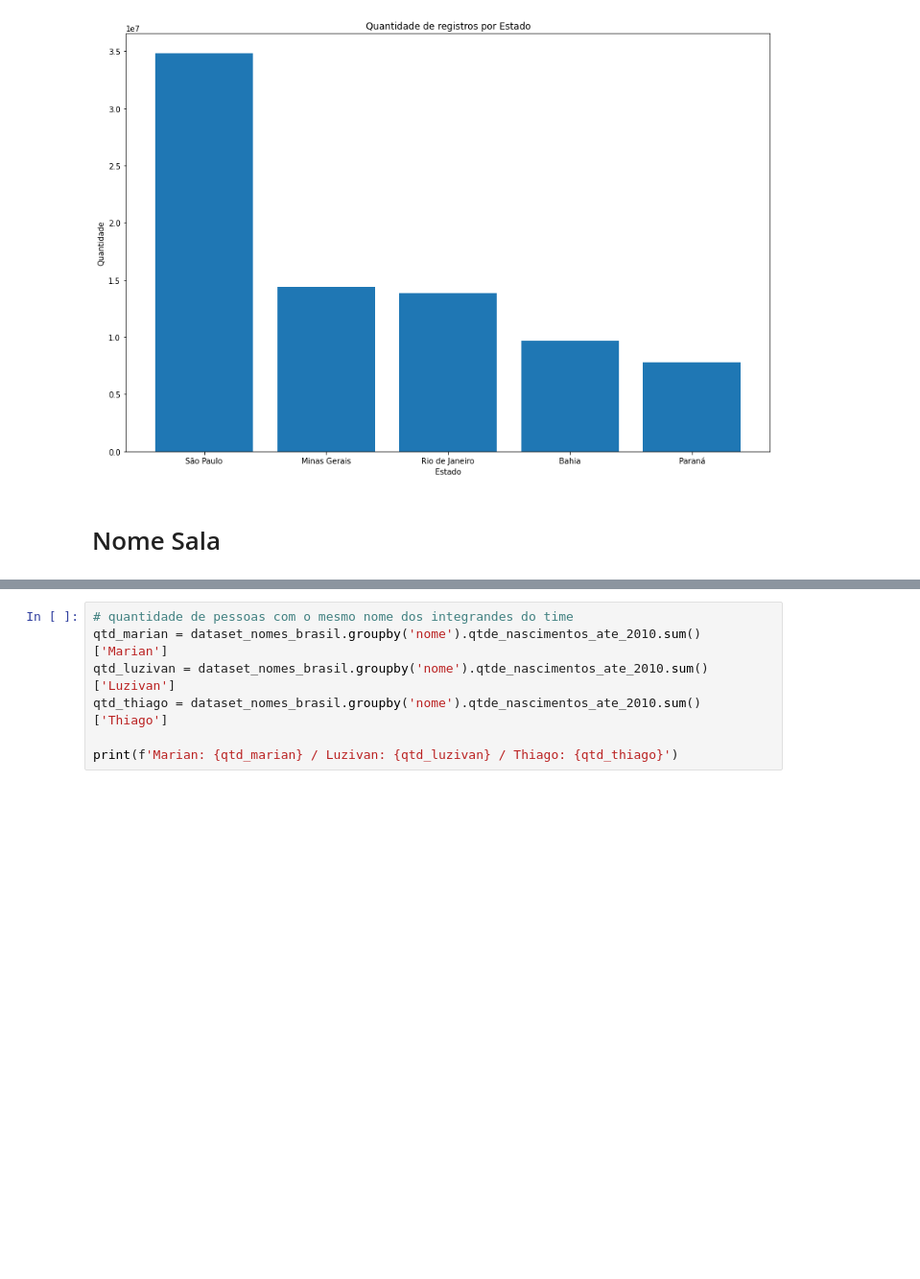
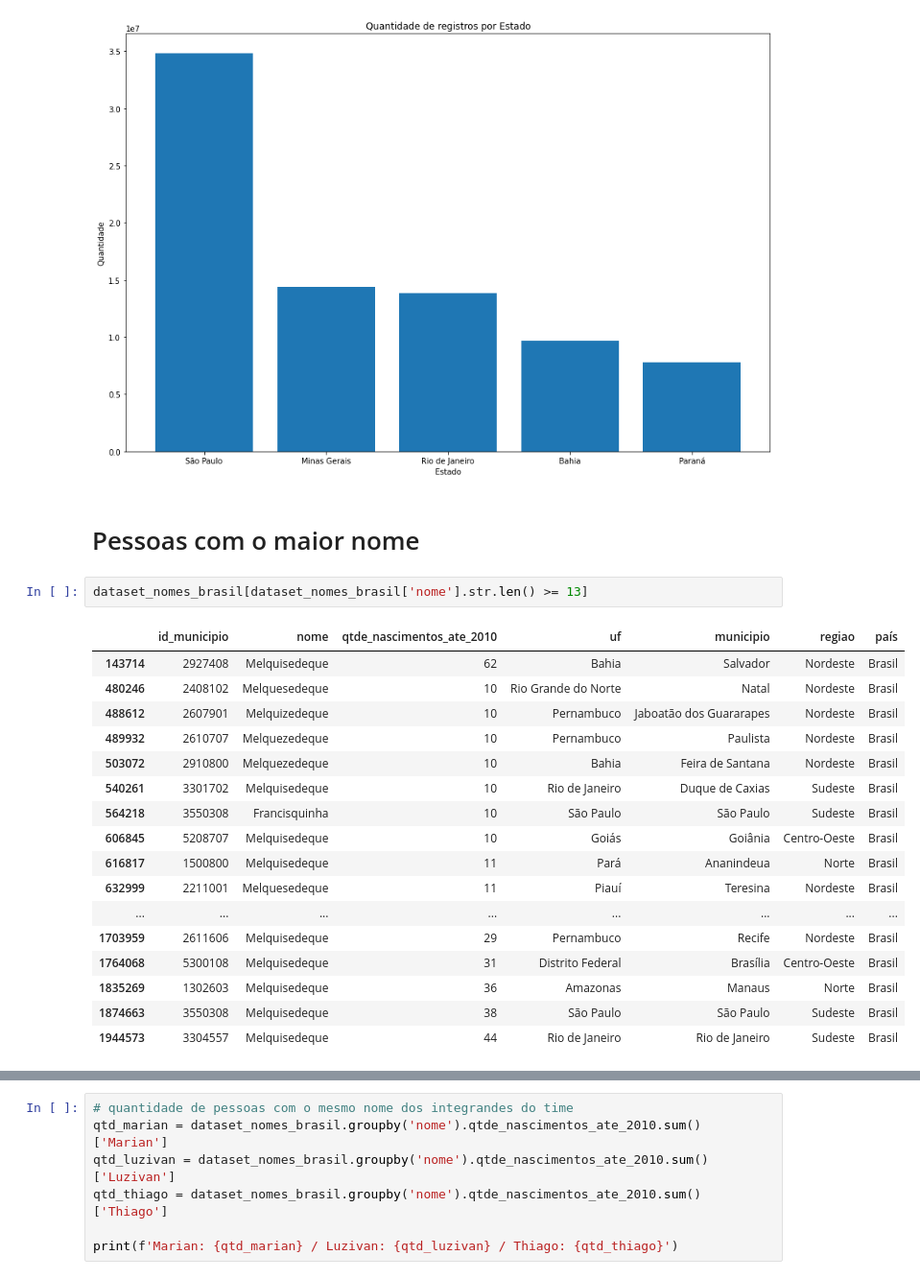
Before and after one commit to tsffarias/ibge-nomes-brasil, a Jupyter notebook: Projeto_Módulo_4.ipynb, the cells around one changed output, grey strips where cells are left out. Shown at 96% size. Saved outputs shown, nothing was run; the diff lists cells and outputs as text; blank space fills up the shorter version.

```diff
--- a/Projeto_Módulo_4.ipynb
+++ b/Projeto_Módulo_4.ipynb
@@ -358,5 +356,25 @@ plt.ylabel('Quantidade')
 plt.show()
 # %% [output]
 [figure]
-# %% [markdown]
-# Nome Sala
+# %% [markdown]
+# Pessoas com o maior nome
+# %%
+dataset_nomes_brasil[dataset_nomes_brasil['nome'].str.len() >= 13]
+# %% [output]
+|  | id_municipio | nome | qtde_nascimentos_ate_2010 | uf | municipio | regiao | país |
+| 143714 | 2927408 | Melquisedeque | 62 | Bahia | Salvador | Nordeste | Brasil |
+| 480246 | 2408102 | Melquesedeque | 10 | Rio Grande do Norte | Natal | Nordeste | Brasil |
+| 488612 | 2607901 | Melquizedeque | 10 | Pernambuco | Jaboatão dos Guararapes | Nordeste | Brasil |
+| 489932 | 2610707 | Melquezedeque | 10 | Pernambuco | Paulista | Nordeste | Brasil |
+| 503072 | 2910800 | Melquezedeque | 10 | Bahia | Feira de Santana | Nordeste | Brasil |
+| 540261 | 3301702 | Melquisedeque | 10 | Rio de Janeiro | Duque de Caxias | Sudeste | Brasil |
+| 564218 | 3550308 | Francisquinha | 10 | São Paulo | São Paulo | Sudeste | Brasil |
+| 606845 | 5208707 | Melquisedeque | 10 | Goiás | Goiânia | Centro-Oeste | Brasil |
+| 616817 | 1500800 | Melquisedeque | 11 | Pará | Ananindeua | Norte | Brasil |
+| 632999 | 2211001 | Melquesedeque | 11 | Piauí | Teresina | Nordeste | Brasil |
+| ... | ... | ... | ... | ... | ... | ... | ... |
+| 1703959 | 2611606 | Melquisedeque | 29 | Pernambuco | Recife | Nordeste | Brasil |
+| 1764068 | 5300108 | Melquisedeque | 31 | Distrito Federal | Brasília | Centro-Oeste | Brasil |
+| 1835269 | 1302603 | Melquisedeque | 36 | Amazonas | Manaus | Norte | Brasil |
+| 1874663 | 3550308 | Melquisedeque | 38 | São Paulo | São Paulo | Sudeste | Brasil |
+| 1944573 | 3304557 | Melquisedeque | 44 | Rio de Janeiro | Rio de Janeiro | Sudeste | Brasil |
```
Also changed, not shown: parts of 13 cells of this notebook.
